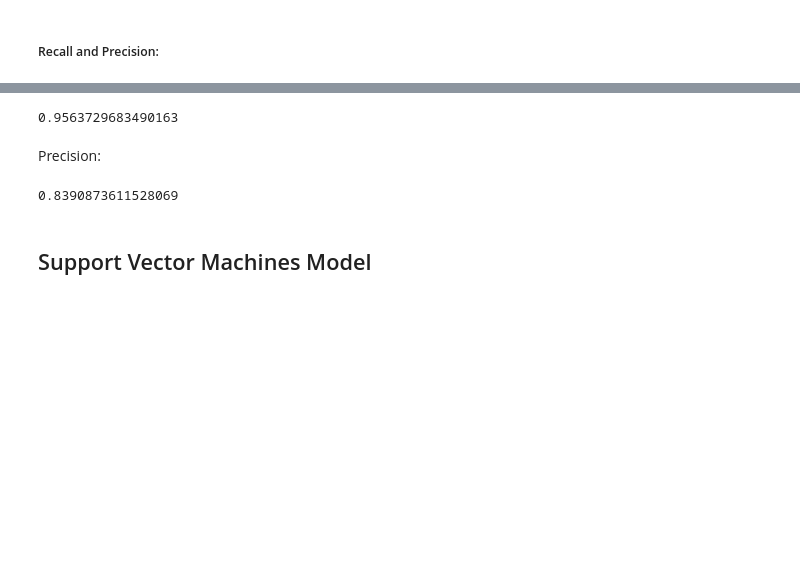
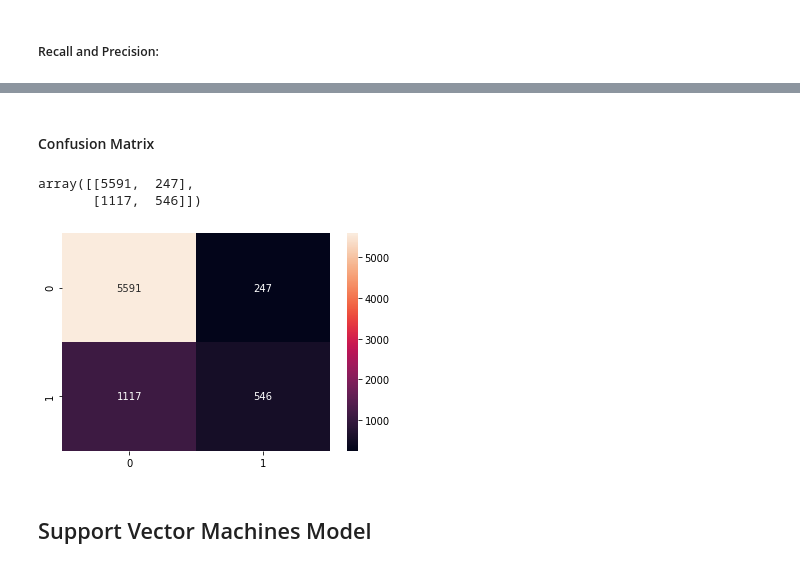
Before and after one commit to ruizleandro/Credit_Card_Default_Clients, a Jupyter notebook: Credit_Card_Default_Clients.ipynb, the cells around one changed output, grey strips where cells are left out. Cells and saved outputs as stored; diff of their text form; code cells hidden in the pictures; blank space fills up the shorter version.

```diff
--- a/Credit_Card_Default_Clients.ipynb
+++ b/Credit_Card_Default_Clients.ipynb
@@ -596,7 +618,7 @@ predictions.show(10)
 +--------------------+-----+--------------------+--------------------+----------+
 only showing top 10 rows
 # %%
-model_pred = logreg.transform(test)
+lr_predictions = logreg.transform(test)
 # %% [markdown]
 #### Performance Metrics
 # %%
@@ -633,13 +659,19 @@ Recall:
-# %%
-float(true_pos)/(actual_pos)
-# %% [output]
-0.9563729683490163
-# %% [markdown]
-Precision:
-# %%
-float(true_pos)/(pred_pos)
-# %% [output]
-0.8390873611528069
+# %% [markdown]
+#### Confusion Matrix
+# %%
+from sklearn.metrics import confusion_matrix
+
+lr_target = np.array(lr_predictions.select('label').collect())
+lr_pred = np.array(lr_predictions.select('prediction').collect())
+
+confusion_matrix(lr_target, lr_pred)
+# %% [output]
+array([[5591,  247],
+       [1117,  546]])
+# %%
+ax = sns.heatmap(confusion_matrix(lr_target, lr_pred), annot=True, fmt='d')
+# %% [output]
+[figure, added]
 # %% [markdown]
 ## Support Vector Machines Model
 # %% [markdown]
```
Also changed, not shown: parts of 68 cells of this notebook.
